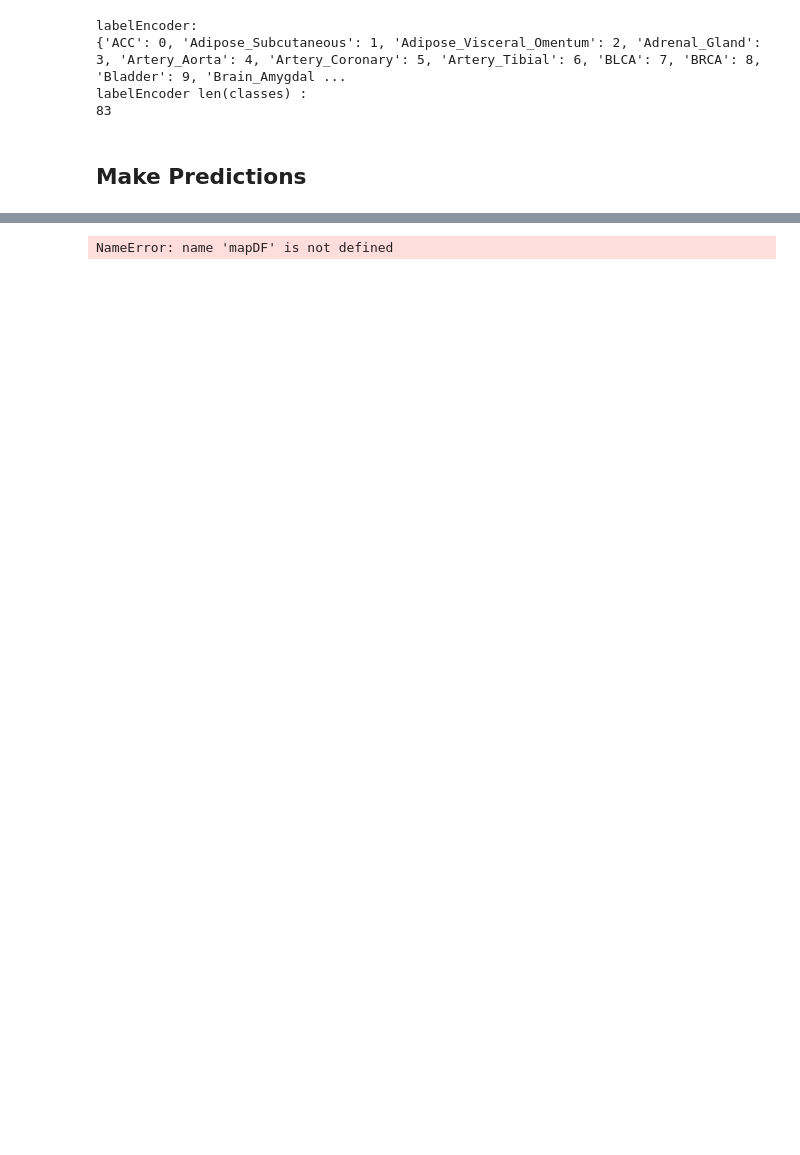
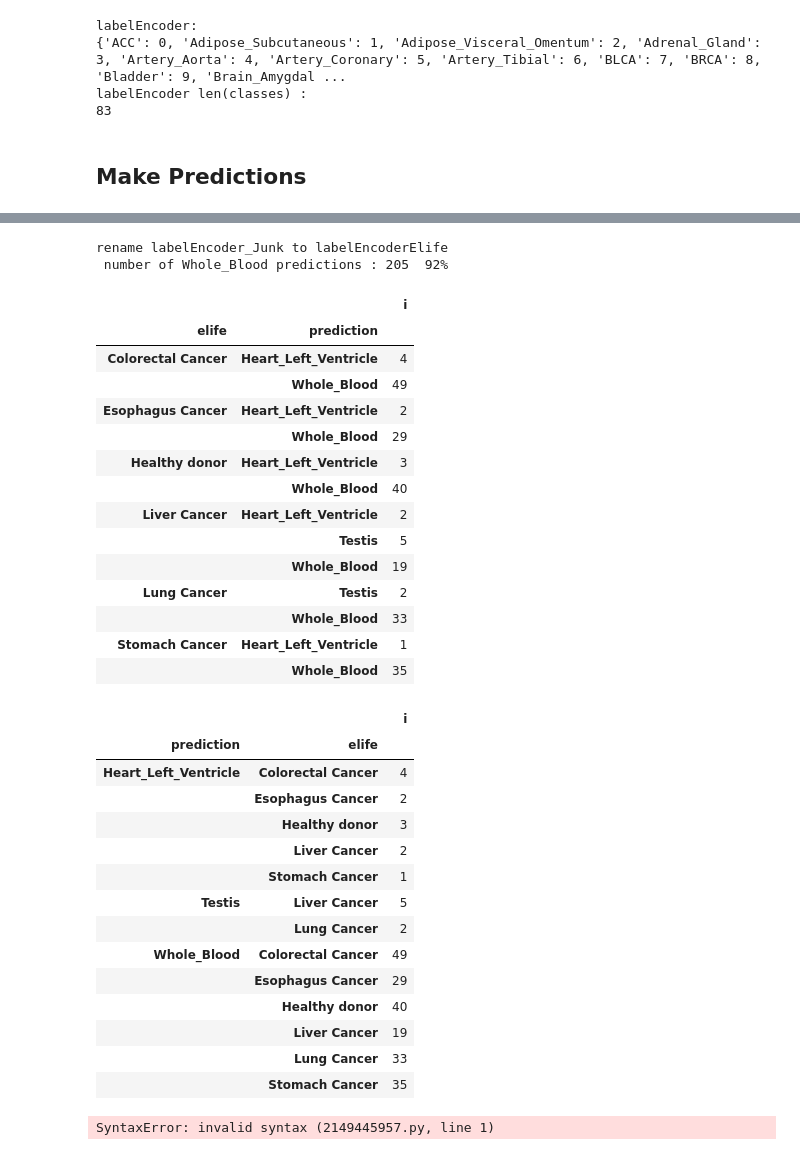
Before and after one commit to aedavids/extraCellularRNA, a Jupyter notebook: intraExtraRNA_POC/jupyterNotebooks/elife/randomForestGTEx_TCGAGeneSignature.ipynb, the cells around one changed output, grey strips where cells are left out. Saved outputs shown, nothing was run; the diff lists cells and outputs as text; code cells hidden in the pictures; blank space fills up the shorter version.

```diff
--- a/intraExtraRNA_POC/jupyterNotebooks/elife/randomForestGTEx_TCGAGeneSignature.ipynb
+++ b/intraExtraRNA_POC/jupyterNotebooks/elife/randomForestGTEx_TCGAGeneSignature.ipynb
@@ -145,7 +167,7 @@ t = loadElifeTrainingData(pipelineStageName,
                              validElifeCategories,
                              )
 
-HUGO_Genes, elifeGenes, missingGenes, countDF, metaDF, XNP, yNP, labelEncoder_Junk, mapDF = t
+HUGO_Genes, elifeGenes, missingGenes, countDF, metaDF, XDF, yNP, labelEncoderElife, mapDF = t
 
 print(f'missingGenes:\n{missingGenes}')
 # %% [output]
@@ -188,0 +458,5 @@ labelEncoder len(classes) :
+# %%
+XXXDF = tmpXDF.loc[:, V39FeatureOrderSeries.values]
+# model expects the names to be in Hugo Format
+XXXDF.columns = orderedFeatureHugoList
+print(f'XXXDF.shape : {XXXDF.shape}')
@@ -189,8 +486,8 @@ labelEncoder len(classes) :
 # %%
 %%time
-predictions  = model.predict(XNP)
-print(f'\npredictions:\n{predictions}')
+predictions  = model.predict(XXXDF)
+print(f'\npredictions:\n{predictions[0:5]}')
 
-yProbability = model.predict_proba(XNP)
-print(f'\nyProbability:\n{yProbability}')
+yProbability = model.predict_proba(XXXDF)
+print(f'\nyProbability:\n{yProbability[0:5]}')
 # %% [output]
@@ -198,4 +511,55 @@ NameError: name 'XNP' is not defined
-# %%
-mapDF
-# %% [output]
-NameError: name 'mapDF' is not defined
+# %%
+# evaluate predictions
+elifeLabels = labelEncoderElife.inverse_transform(yNP)
+predictionLabels = labelEncoder.inverse_transform( predictions )
+
+numWholeBlood = sum(predictionLabels == "Whole_Blood")
+print(f' number of Whole_Blood predictions : {numWholeBlood}  {round( 100 * numWholeBlood / len(predictionLabels))}%' )
+
+
+predictionDF = pd.DataFrame( {'elife' : elifeLabels,
+                               'prediction' : predictionLabels,
+                                'i' : [1 for i in range(len(yNP))] } )
+
+
+display( predictionDF.groupby( ["elife", 'prediction'] ).count() )
+
+print()
+display( predictionDF.groupby( ['prediction', "elife"] ).count() )
+# %% [output]
+rename labelEncoder_Junk to labelEncoderElife
+ number of Whole_Blood predictions : 205  92%
+|  |  | i |
+| elife | prediction |  |
+| Colorectal Cancer | Heart_Left_Ventricle | 4 |
+|  | Whole_Blood | 49 |
+| Esophagus Cancer | Heart_Left_Ventricle | 2 |
+|  | Whole_Blood | 29 |
+| Healthy donor | Heart_Left_Ventricle | 3 |
+|  | Whole_Blood | 40 |
+| Liver Cancer | Heart_Left_Ventricle | 2 |
+|  | Testis | 5 |
+|  | Whole_Blood | 19 |
+| Lung Cancer | Testis | 2 |
+|  | Whole_Blood | 33 |
+| Stomach Cancer | Heart_Left_Ventricle | 1 |
+|  | Whole_Blood | 35 |
+|  |  | i |
+| prediction | elife |  |
+| Heart_Left_Ventricle | Colorectal Cancer | 4 |
+|  | Esophagus Cancer | 2 |
+|  | Healthy donor | 3 |
+|  | Liver Cancer | 2 |
+|  | Stomach Cancer | 1 |
+| Testis | Liver Cancer | 5 |
+|  | Lung Cancer | 2 |
+| Whole_Blood | Colorectal Cancer | 49 |
+|  | Esophagus Cancer | 29 |
+|  | Healthy donor | 40 |
+|  | Liver Cancer | 19 |
+|  | Lung Cancer | 33 |
+|  | Stomach Cancer | 35 |
+# %%
+aedwip do not plot confusion matrix. it just a big mess
+# %% [output]
+SyntaxError: invalid syntax (2149445957.py, line 1)
```
Also changed, not shown: parts of 28 cells of this notebook, 4 other files.
